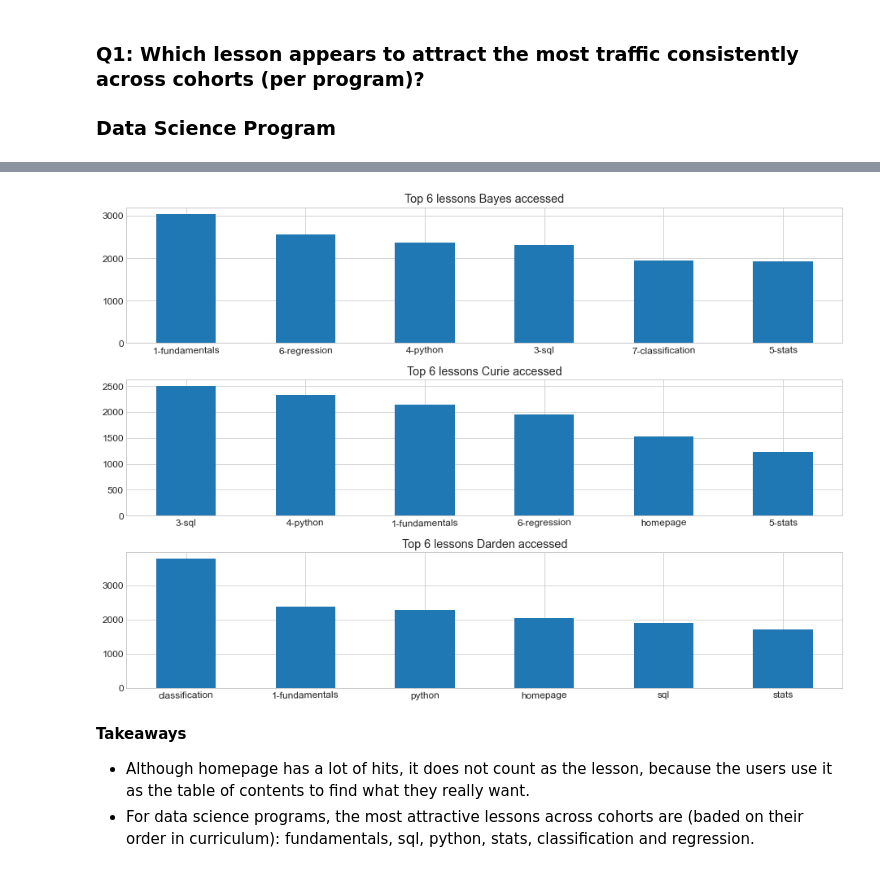
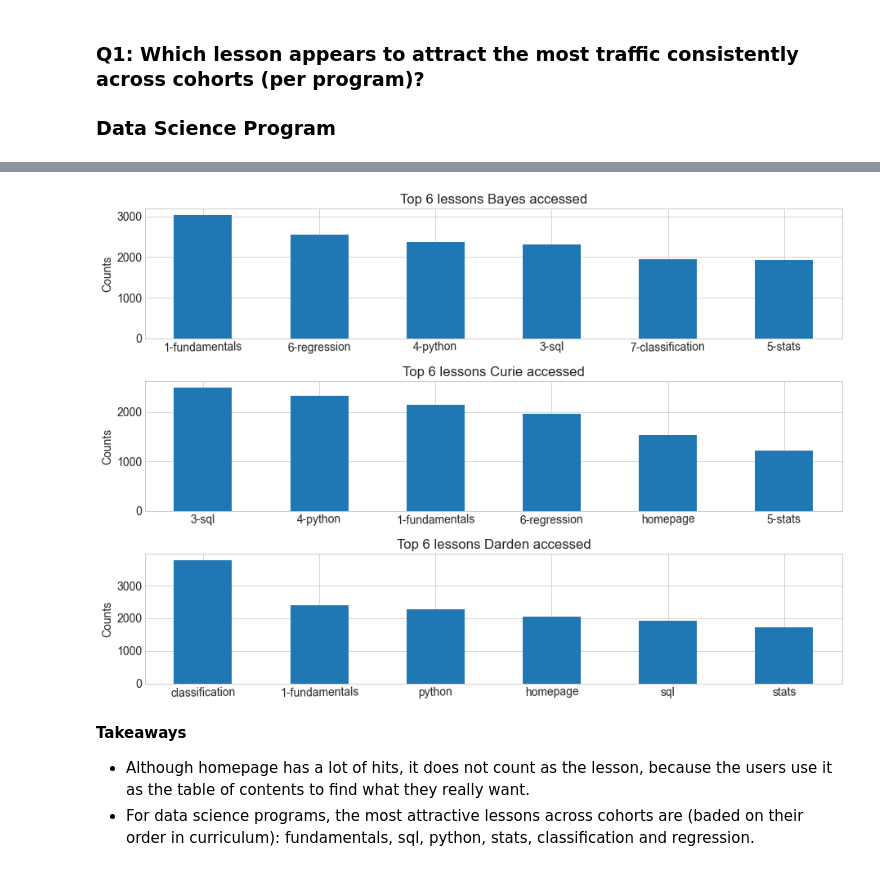
Before and after one commit to Yongliang-Shi/Anomaly-Detection-in-the-Curriculum-Access-Log, a Jupyter notebook: explore_log.ipynb, the cells around one changed output, grey strips where cells are left out. Cells and saved outputs as stored; diff of their text form; code cells hidden in the pictures.

```diff
--- a/explore_log.ipynb
+++ b/explore_log.ipynb
@@ -81,16 +81,17 @@ log_ds.head()
 # %%
 # Create fig and ax objects
 fig, axes = plt.subplots(3, 1, figsize=(13,9))
 
 # For Loop to barplot the top 6 lessons each cohort accessed
 
 for ax, (name, subset) in zip(axes, log_ds.groupby('name')):
     subset.lesson.value_counts(ascending=False).head(6).plot(kind='bar', rot=1, ax=ax)
     ax.set_title(f'Top 6 lessons {name} accessed')
+    ax.set_ylabel('Counts')
 
 plt.tight_layout()
 # %% [output]
-[figure, old version]
+[figure, new version]
 # %% [markdown]
 **Takeaways**
 - Although homepage has a lot of hits, it does not count as the lesson, because the users use it as the table of contents to find what they really want.
```
Also changed, not shown: parts of 10 cells of this notebook.
